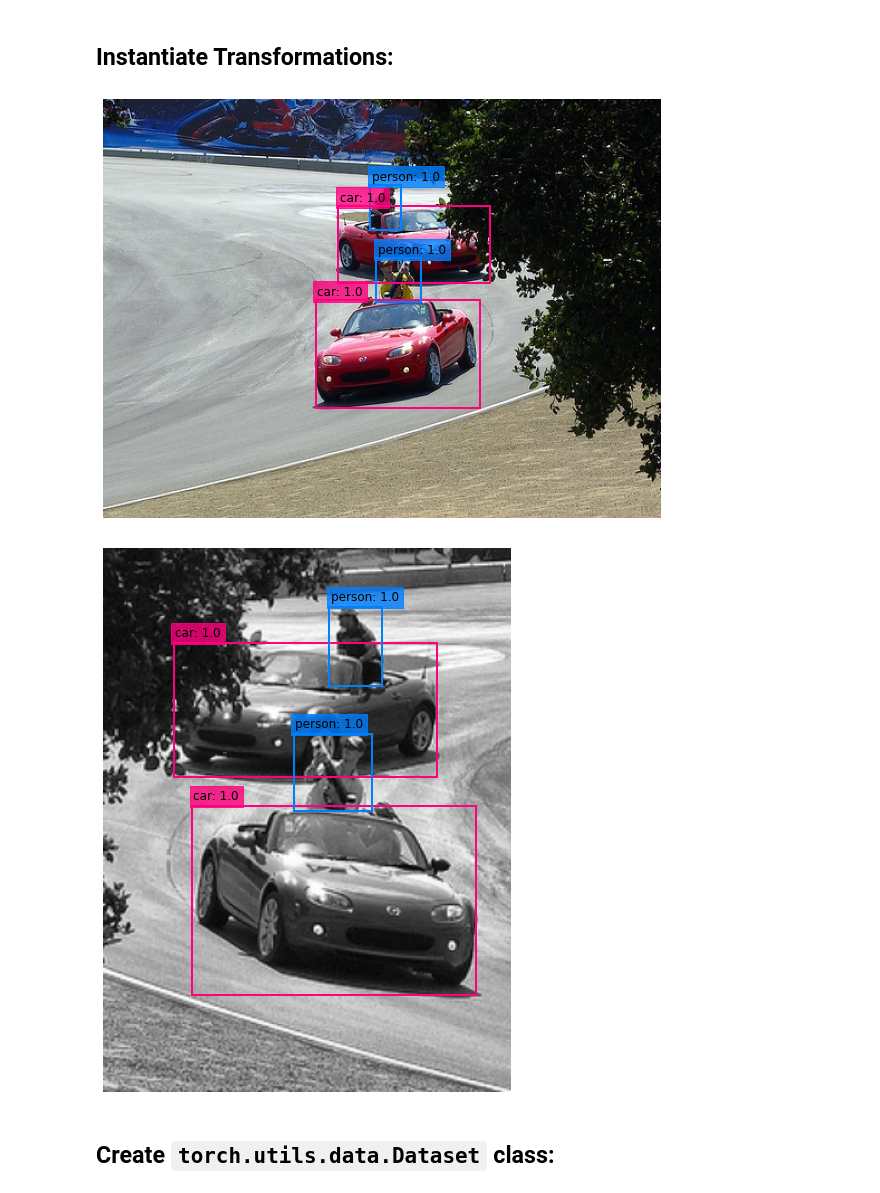
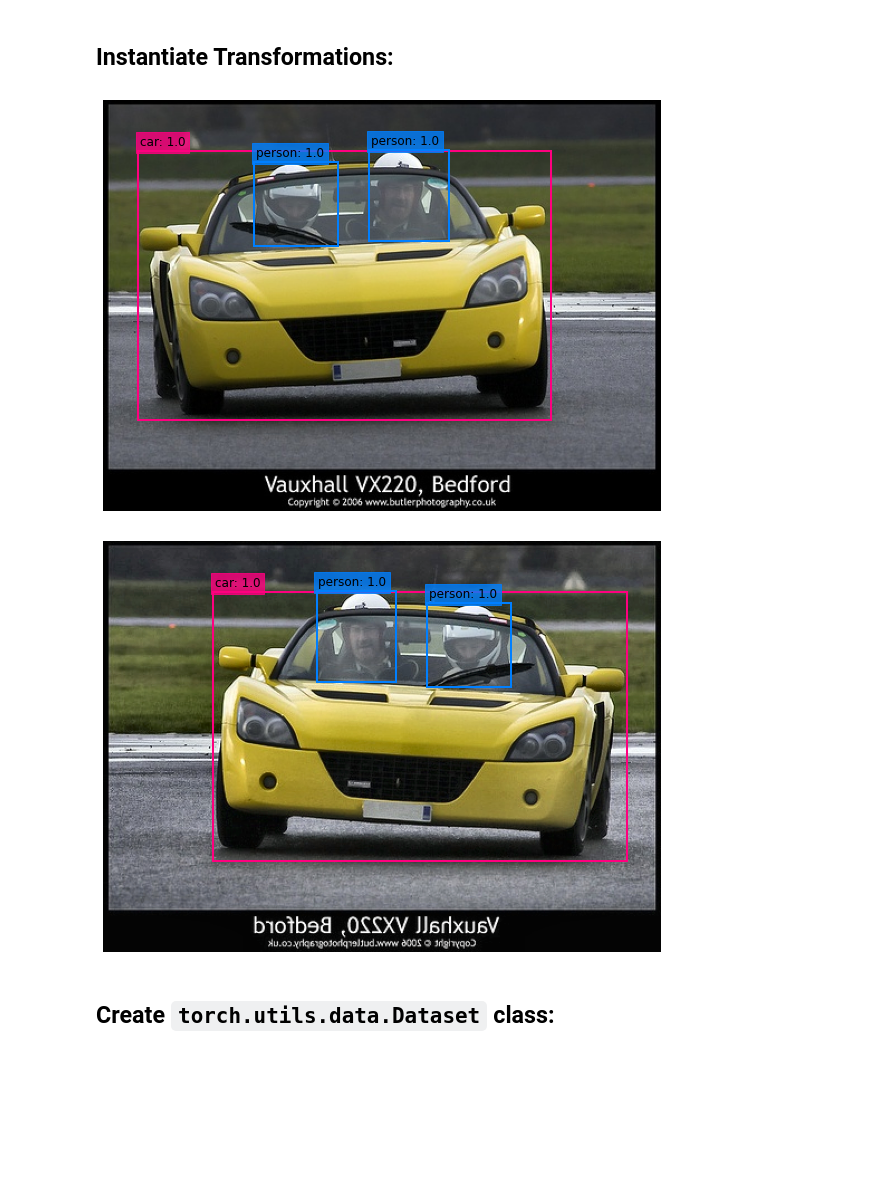
Before and after one commit to benihime91/pytorch_retinanet, a Jupyter notebook: nbs/train_pascal_2007.ipynb, the cells around one changed output. Drawn from its saved outputs; the diff is of its cells as text; code cells hidden in the pictures; blank space fills up the shorter version.

```diff
--- a/nbs/train_pascal_2007.ipynb
+++ b/nbs/train_pascal_2007.ipynb
@@ -177,7 +170,7 @@ unique_ids = list(df.filename.unique())
 # --------------------------------------------------------- #
 # Split the Unique Image Idxs into Train & valid Datasets
 # --------------------------------------------------------- #
-test_ids, val_ids = train_test_split(unique_ids, shuffle=True, random_state=42, test_size=0.15)
+test_ids, val_ids = train_test_split(unique_ids, shuffle=True, random_state=42, test_size=0.2)
 
 # -------------------------------------------------- #
 # Create Splits on the DataFrame
@@ -227,7 +220,7 @@ df_val.head(3)
 # -------------------------------------------------- #
 # Grab and Display a Random Image
 # -------------------------------------------------- #
-n = 5243  #@param {type: "slider", min: 0, max: 15662}
+n = 3175  #@param {type: "slider", min: 0, max: 15662}
 
 fname = df['filename'][n]
 boxes = df.loc[df['filename'] == fname][['xmin',
@@ -239,7 +232,7 @@ labels = df.loc[df['filename'] == fname]['labels'].values
 
 viz.draw_bboxes(fname, boxes=boxes, classes=labels, figsize=(10,10))
 # %% [output]
-[figure, old version]
+[figure, new version]
 # %%
 # @title Transformed Image: { run: "auto", vertical-output: true, display-mode: "form" }
 
@@ -247,39 +240,39 @@ viz.draw_bboxes(fname, boxes=boxes, classes=labels, figsize=(10,10))
 # Apply augmentations on the Grabbed Image
 # -------------------------------------------------- #
 
-alpha = 2.4  # @param {type:"slider", min:0, max:5, step:0.1}
+alpha = 2.7  # @param {type:"slider", min:0, max:5, step:0.1}
 width = 448  # @param {type:'integer'}
 height = 336  # @param {type:'integer'}
-erosion_rate = 0.2  # @param {type:"slider", min:0, max:1, step:0.1}
-to_gray = 0.2  # @param {type:"slider", min:0, max:1, step:0.1}
+erosion_rate = 0.3  # @param {type:"slider", min:0, max:1, step:0.1}
+to_gray = 0.1  # @param {type:"slider", min:0, max:1, step:0.1}
 
 
 tfms = A.Compose(
     [
         A.HorizontalFlip(p=0.5),
         A.CLAHE(),
         A.OneOf([A.HueSaturationValue(), A.RandomBrightnessContrast(),]),
         A.ToGray(p=to_gray),
         A.RandomSizedBBoxSafeCrop(width, height, erosion_rate=erosion_rate, p=0.2),
     ],
     bbox_params=A.BboxParams(format="pascal_voc", label_fields=["class_labels"]),
 )
 
 
 fname = df["filename"][n]
 im = cv2.cvtColor(cv2.imread(df["filename"][n]), cv2.COLOR_BGR2RGB)
 boxes = df.loc[df["filename"] == fname][["xmin", "ymin", "xmax", "ymax"]].values
 labels = df.loc[df["filename"] == fname]["labels"].values
 
 transformed = tfms(image=im, bboxes=boxes, class_labels=labels)
 
 image = transformed["image"]
 boxes = transformed["bboxes"]
 labels = transformed["class_labels"]
 
 viz.draw_bboxes(image, boxes=boxes, classes=labels, figsize=(10, 10))
 # %% [output]
-[figure, old version]
+[figure, new version]
 # %%
 # -------------------------------------------------- #
 # Train Transformations :
```
Also changed, not shown: parts of 16 cells of this notebook.
